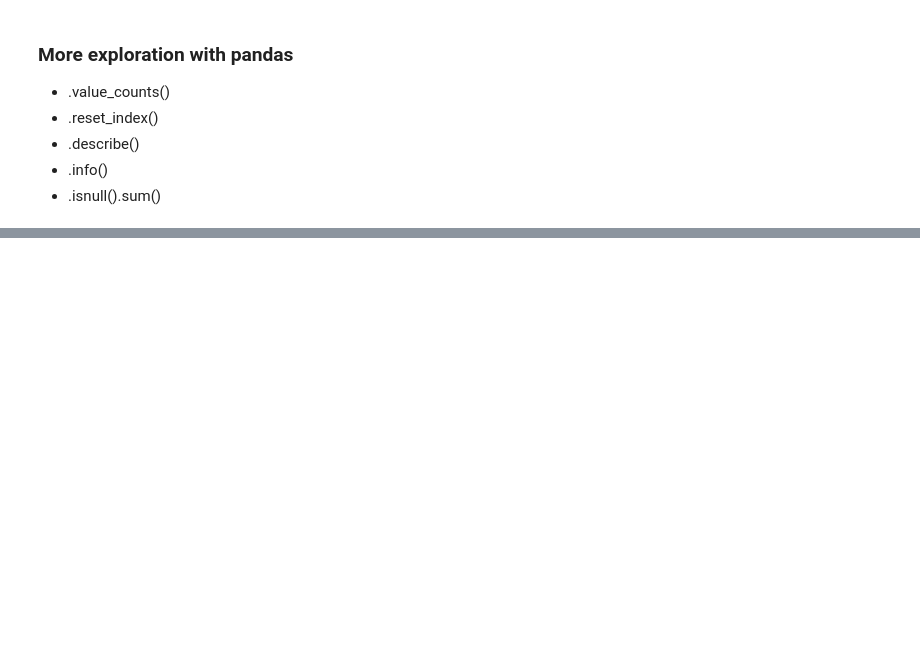
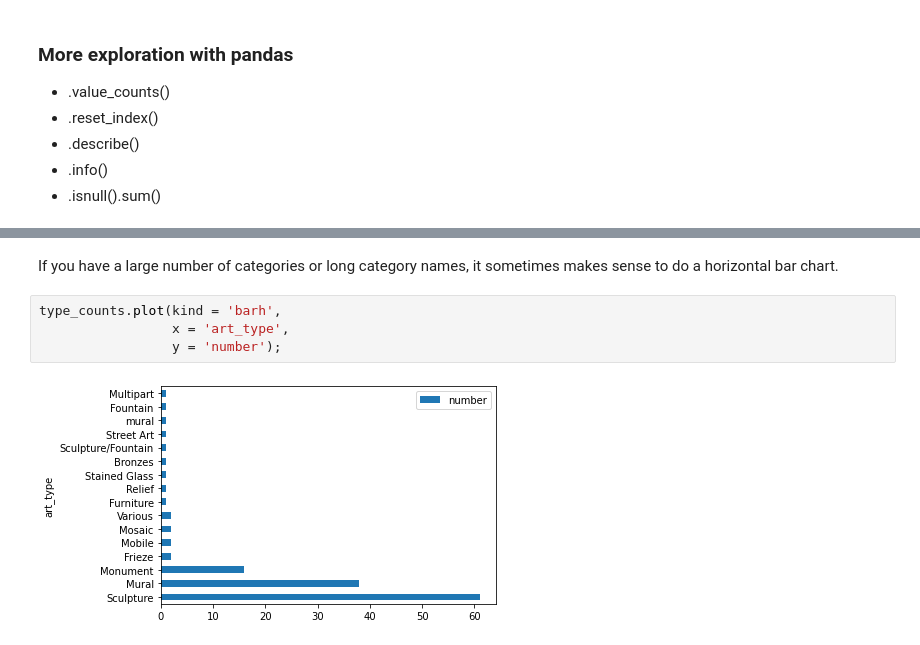
Before and after one commit to NSS-Data-Instructional-Stuff/data-analytics-jumpstart, a Jupyter notebook: 2022_citizen_satisfaction/class_notebooks/notebook_02_public_art_part_2.ipynb, the cells around one changed output, grey strips where cells are left out. Saved outputs shown, nothing was run; the diff lists cells and outputs as text; blank space fills up the shorter version.

```diff
--- a/2022_citizen_satisfaction/class_notebooks/notebook_02_public_art_part_2.ipynb
+++ b/2022_citizen_satisfaction/class_notebooks/notebook_02_public_art_part_2.ipynb
@@ -135,0 +254,8 @@ plt.barh('art_type', 'count', data=type_counts, color = 'green', edgecolor = 'bl
+# %% [markdown]
+If you have a large number of categories or long category names, it sometimes makes sense to do a horizontal bar chart.
+# %%
+type_counts.plot(kind = 'barh',
+                 x = 'art_type',
+                 y = 'number');
+# %% [output]
+[figure, added]
```
Also changed, not shown: parts of 79 cells of this notebook, 4 other files.
